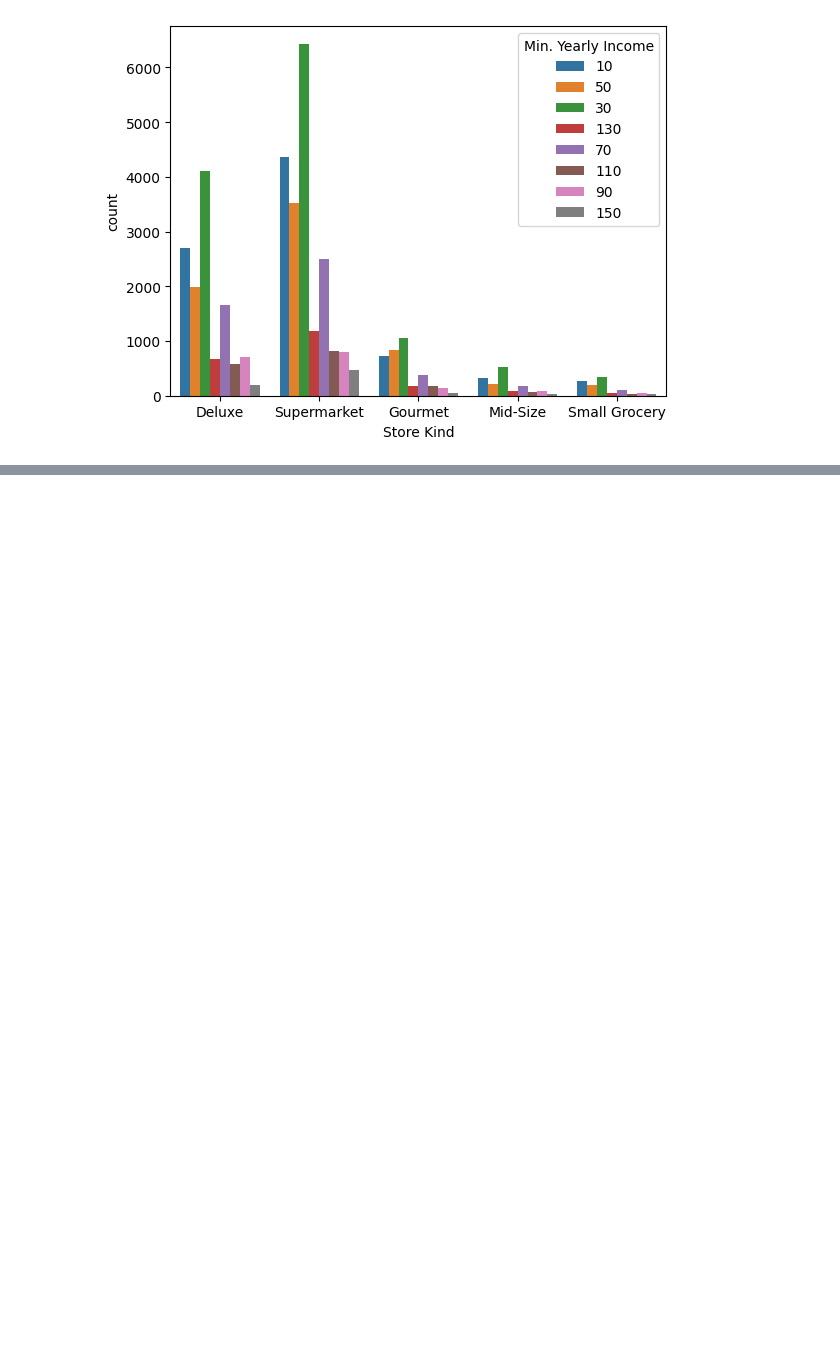
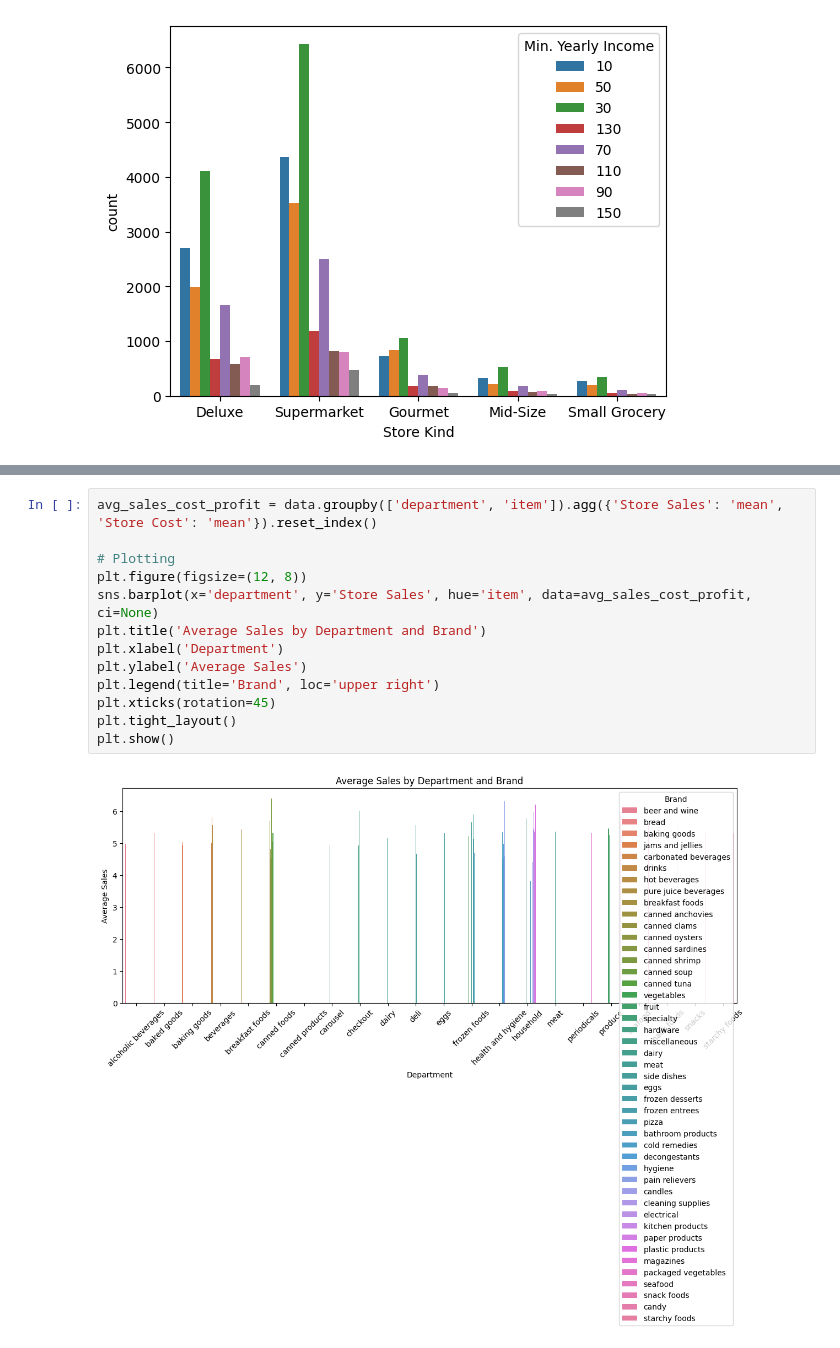
Before and after one commit to Abdelrhmankaram/IEEE-ManSB-VICTORIS-2.0-Filteration, a Jupyter notebook: Analysis NB.ipynb, the cells around one changed output, grey strips where cells are left out. Saved outputs shown, nothing was run; the diff lists cells and outputs as text; blank space fills up the shorter version.

```diff
--- a/Analysis NB.ipynb
+++ b/Analysis NB.ipynb
@@ -70,0 +142,15 @@ sns.countplot(data=data, x='Store Kind', hue='Min. Yearly Income');
+# %%
+avg_sales_cost_profit = data.groupby(['department', 'item']).agg({'Store Sales': 'mean', 'Store Cost': 'mean'}).reset_index()
+
+# Plotting
+plt.figure(figsize=(12, 8))
+sns.barplot(x='department', y='Store Sales', hue='item', data=avg_sales_cost_profit, ci=None)
+plt.title('Average Sales by Department and Brand')
+plt.xlabel('Department')
+plt.ylabel('Average Sales')
+plt.legend(title='Brand', loc='upper right')
+plt.xticks(rotation=45)
+plt.tight_layout()
+plt.show()
+# %% [output]
+[figure, added]
```
Also changed, not shown: parts of 24 cells of this notebook, 1 other file.
